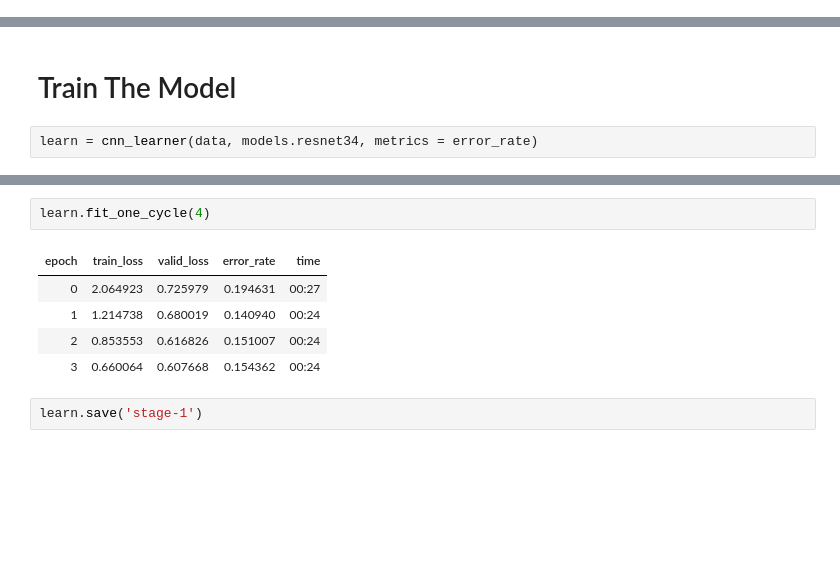
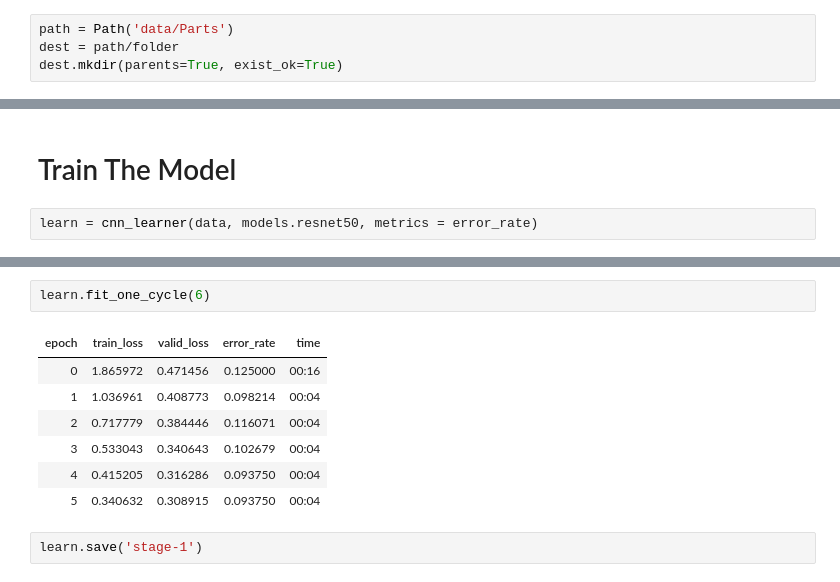
Before and after one commit to Andrew-Pynch/PC-Part-Detector, a Jupyter notebook: Part_Detector.ipynb, the cells around one changed output, grey strips where cells are left out. Saved outputs shown, nothing was run; the diff lists cells and outputs as text; blank space fills up the shorter version.

```diff
--- a/Part_Detector.ipynb
+++ b/Part_Detector.ipynb
@@ -30,0 +189,4 @@ for i in range(len(files)):
+# %%
+path = Path('data/Parts')
+dest = path/folder
+dest.mkdir(parents=True, exist_ok=True)
@@ -67,4 +263,4 @@ data.classes, data.c, len(data.train_ds), len(data.valid_ds)
 # %% [markdown]
 # Train The Model
 # %%
-learn = cnn_learner(data, models.resnet34, metrics = error_rate)
+learn = cnn_learner(data, models.resnet50, metrics = error_rate)
@@ -71,11 +269,13 @@ learn = cnn_learner(data, models.resnet34, metrics = error_rate)
 # %%
-learn.fit_one_cycle(4)
+learn.fit_one_cycle(6)
 # %% [output]
 | epoch | train_loss | valid_loss | error_rate | time |
-| 0 | 2.064923 | 0.725979 | 0.194631 | 00:27 |
-| 1 | 1.214738 | 0.680019 | 0.140940 | 00:24 |
-| 2 | 0.853553 | 0.616826 | 0.151007 | 00:24 |
-| 3 | 0.660064 | 0.607668 | 0.154362 | 00:24 |
+| 0 | 1.865972 | 0.471456 | 0.125000 | 00:16 |
+| 1 | 1.036961 | 0.408773 | 0.098214 | 00:04 |
+| 2 | 0.717779 | 0.384446 | 0.116071 | 00:04 |
+| 3 | 0.533043 | 0.340643 | 0.102679 | 00:04 |
+| 4 | 0.415205 | 0.316286 | 0.093750 | 00:04 |
+| 5 | 0.340632 | 0.308915 | 0.093750 | 00:04 |
 # %%
 learn.save('stage-1')
 # %%
```
Also changed, not shown: parts of 31 cells of this notebook.
